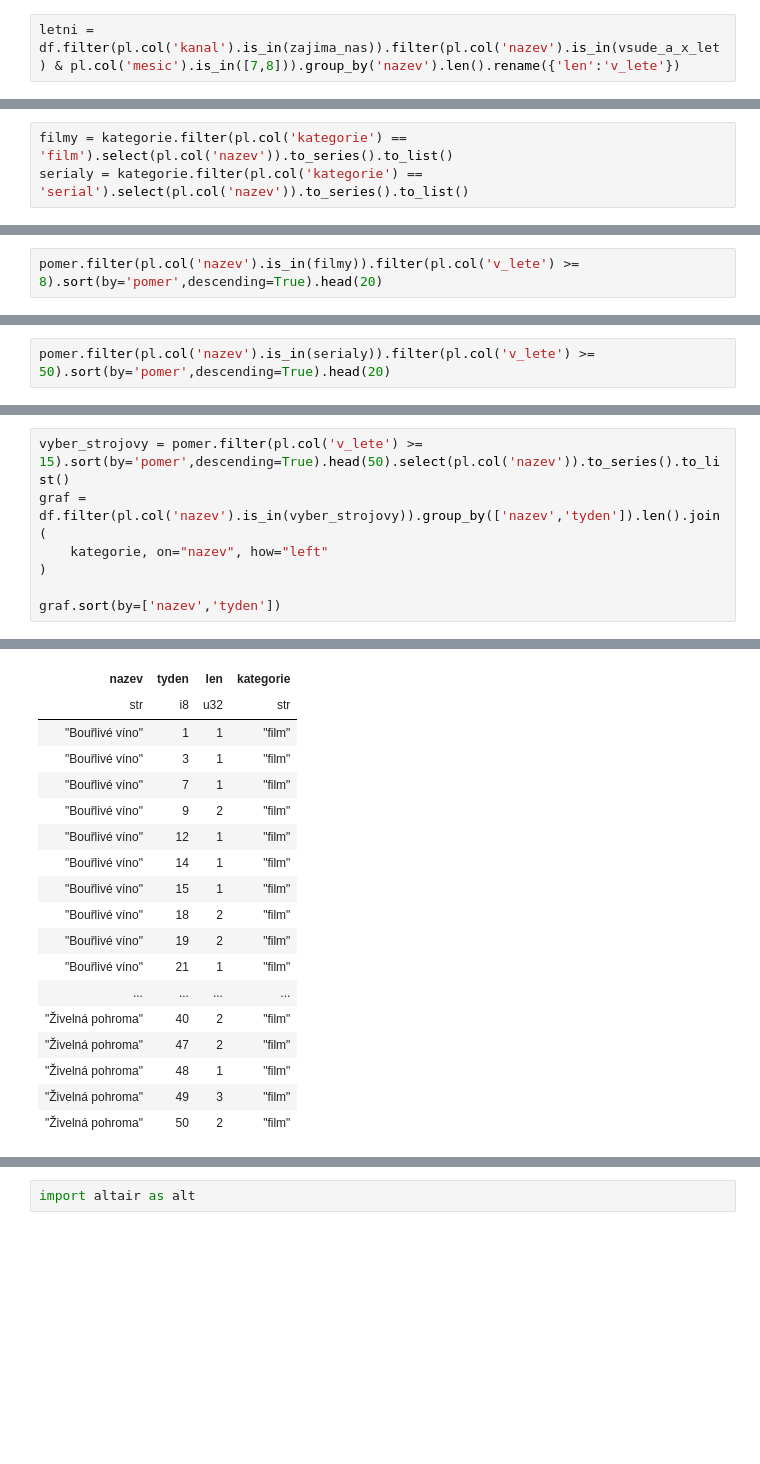
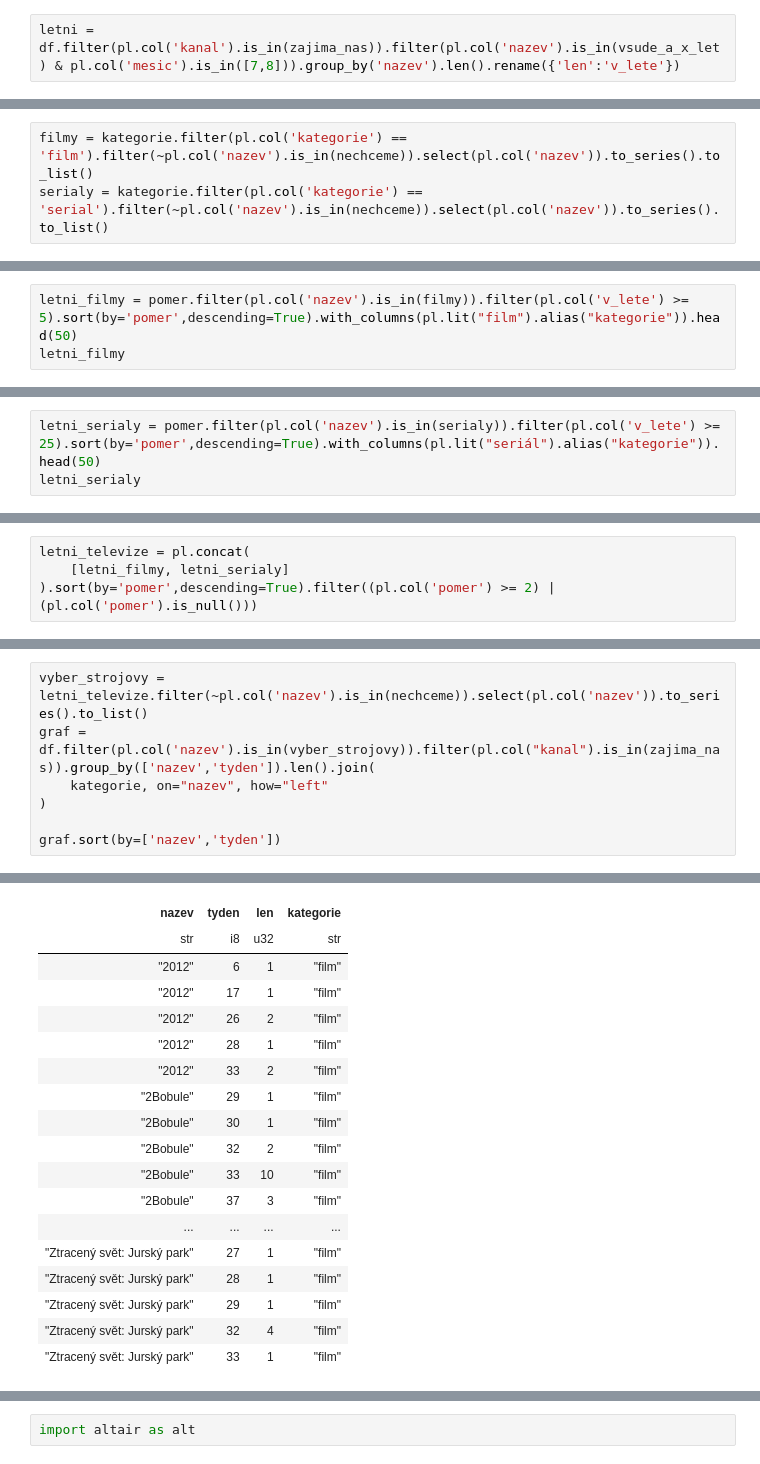
Before and after one commit to DataRozhlas/televizni-programy, a Jupyter notebook: 104_leto.ipynb, the cells around one changed output, grey strips where cells are left out. Cells and saved outputs as stored; diff of their text form; blank space fills up the shorter version.

```diff
--- a/104_leto.ipynb
+++ b/104_leto.ipynb
@@ -133,6 +178,6 @@ pomer = letni.join(zimni, how='full', on='nazev').with_columns(
 # %%
-filmy = kategorie.filter(pl.col('kategorie') == 'film').select(pl.col('nazev')).to_series().to_list()
-serialy = kategorie.filter(pl.col('kategorie') == 'serial').select(pl.col('nazev')).to_series().to_list()
+filmy = kategorie.filter(pl.col('kategorie') == 'film').filter(~pl.col('nazev').is_in(nechceme)).select(pl.col('nazev')).to_series().to_list()
+serialy = kategorie.filter(pl.col('kategorie') == 'serial').filter(~pl.col('nazev').is_in(nechceme)).select(pl.col('nazev')).to_series().to_list()
 # %%
 pomer.filter(pl.col('nazev').str.contains('Hříšný t'))
 # %% [output]
@@ -144,3 +189,4 @@ shape: (2, 4)
 # %%
-pomer.filter(pl.col('nazev').is_in(filmy)).filter(pl.col('v_lete') >= 8).sort(by='pomer',descending=True).head(20)
+letni_filmy = pomer.filter(pl.col('nazev').is_in(filmy)).filter(pl.col('v_lete') >= 5).sort(by='pomer',descending=True).with_columns(pl.lit("film").alias("kategorie")).head(50)
+letni_filmy
 # %% [output]
@@ -166,3 +212,4 @@ shape: (20, 4)
 # %%
-pomer.filter(pl.col('nazev').is_in(serialy)).filter(pl.col('v_lete') >= 50).sort(by='pomer',descending=True).head(20)
+letni_serialy = pomer.filter(pl.col('nazev').is_in(serialy)).filter(pl.col('v_lete') >= 25).sort(by='pomer',descending=True).with_columns(pl.lit("seriál").alias("kategorie")).head(50)
+letni_serialy
 # %% [output]
@@ -187,0 +235,4 @@ shape: (20, 4)
+# %%
+letni_televize = pl.concat(
+    [letni_filmy, letni_serialy]
+).sort(by='pomer',descending=True).filter((pl.col('pomer') >= 2) | (pl.col('pomer').is_null()))
@@ -246,6 +327,6 @@ shape: (43_272, 2)
 # %%
-vyber_strojovy = pomer.filter(pl.col('v_lete') >= 15).sort(by='pomer',descending=True).head(50).select(pl.col('nazev')).to_series().to_list()
-graf = df.filter(pl.col('nazev').is_in(vyber_strojovy)).group_by(['nazev','tyden']).len().join(
+vyber_strojovy = letni_televize.filter(~pl.col('nazev').is_in(nechceme)).select(pl.col('nazev')).to_series().to_list()
+graf = df.filter(pl.col('nazev').is_in(vyber_strojovy)).filter(pl.col("kanal").is_in(zajima_nas)).group_by(['nazev','tyden']).len().join(
     kategorie, on="nazev", how="left"
 )
 
@@ -255,18 +336,18 @@ shape: (1_222, 4)
 | nazev | tyden | len | kategorie |
 | str | i8 | u32 | str |
-| "Bouřlivé víno" | 1 | 1 | "film" |
-| "Bouřlivé víno" | 3 | 1 | "film" |
-| "Bouřlivé víno" | 7 | 1 | "film" |
-| "Bouřlivé víno" | 9 | 2 | "film" |
-| "Bouřlivé víno" | 12 | 1 | "film" |
-| "Bouřlivé víno" | 14 | 1 | "film" |
-| "Bouřlivé víno" | 15 | 1 | "film" |
-| "Bouřlivé víno" | 18 | 2 | "film" |
-| "Bouřlivé víno" | 19 | 2 | "film" |
-| "Bouřlivé víno" | 21 | 1 | "film" |
+| "2012" | 6 | 1 | "film" |
+| "2012" | 17 | 1 | "film" |
+| "2012" | 26 | 2 | "film" |
+| "2012" | 28 | 1 | "film" |
+| "2012" | 33 | 2 | "film" |
+| "2Bobule" | 29 | 1 | "film" |
+| "2Bobule" | 30 | 1 | "film" |
+| "2Bobule" | 32 | 2 | "film" |
+| "2Bobule" | 33 | 10 | "film" |
+| "2Bobule" | 37 | 3 | "film" |
 | ... | ... | ... | ... |
-| "Živelná pohroma" | 40 | 2 | "film" |
-| "Živelná pohroma" | 47 | 2 | "film" |
-| "Živelná pohroma" | 48 | 1 | "film" |
-| "Živelná pohroma" | 49 | 3 | "film" |
-| "Živelná pohroma" | 50 | 2 | "film" |
+| "Ztracený svět: Jurský park" | 27 | 1 | "film" |
+| "Ztracený svět: Jurský park" | 28 | 1 | "film" |
+| "Ztracený svět: Jurský park" | 29 | 1 | "film" |
+| "Ztracený svět: Jurský park" | 32 | 4 | "film" |
+| "Ztracený svět: Jurský park" | 33 | 1 | "film" |
```
Also changed, not shown: parts of 40 cells of this notebook.
